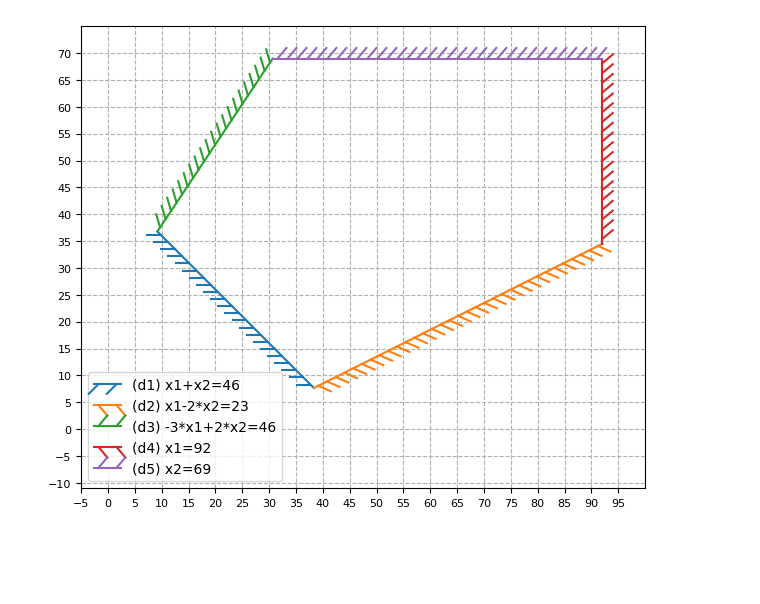
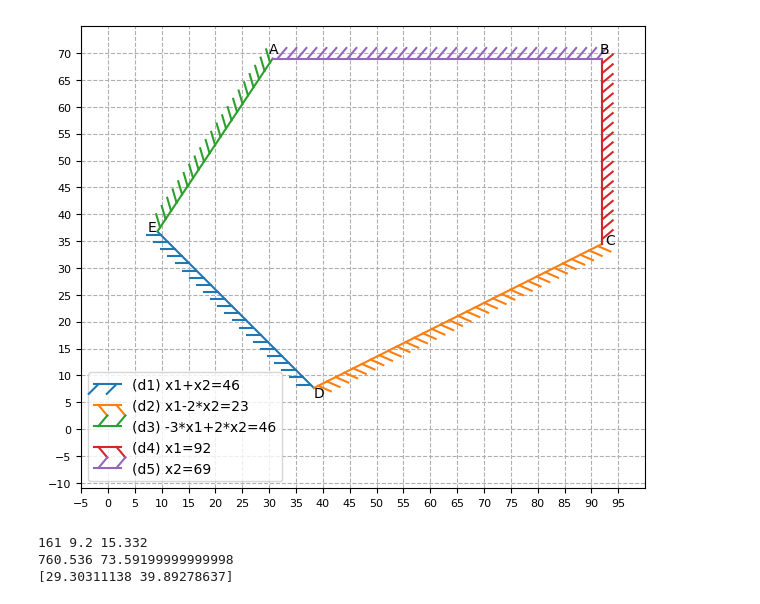
Before and after one commit to PolyanskayaP/FMMRAZ_6sem, a Jupyter notebook: KDZ5.ipynb, the cells around one changed output. Drawn from its saved outputs; the diff is of its cells as text; code cells hidden in the pictures; blank space fills up the shorter version.

```diff
--- a/KDZ5.ipynb
+++ b/KDZ5.ipynb
@@ -22,31 +22,97 @@ d5_x2 = [69 for i in range(100) ]
 
 fig = plt.figure(figsize=((9,6)))
 ax = fig.add_subplot(111)
 
 ax.set_aspect(1)  #чтобы ровненько было, не вытянуто
 plt.xlim(-5,100)  #координатная сетка от скольки до скольки
 plt.ylim(-11,75)
 plt.grid(linestyle='--')
 plt.xticks([i for i in range(-5,100,5)], size=8)
 plt.yticks([i for i in range(-10,75,5)], size=8)
 
 ax.plot(d1_x1, d1_x2, label="(d1) x1+x2=46",
         path_effects=[patheffects.withTickedStroke(spacing=7, angle=-135)])
 
 ax.plot(d2_x1, d2_x2, label="(d2) x1-2*x2=23",
         path_effects=[patheffects.withTickedStroke(spacing=7, angle=-50)])
 
 ax.plot(d3_x1, d3_x2, label="(d3) -3*x1+2*x2=46",
         path_effects=[patheffects.withTickedStroke(spacing=7, angle=50)])
 
 ax.plot(d4_x1, d4_x2, label="(d4) x1=92",
         path_effects=[patheffects.withTickedStroke(spacing=7, angle=-50)])
 
 ax.plot(d5_x1, d5_x2, label="(d5) x2=69",
         path_effects=[patheffects.withTickedStroke(spacing=7, angle=50)])
 
+ax.text(30,69.9,"A")
+ax.text(91.5,69.9,"B")
+ax.text(92.5,34.5,"C")
+ax.text(38.333,6,"D")
+ax.text(7.3,36.8,"E")
+
 
 ax.legend()
 plt.show()
 # %% [output]
-[figure, old version]
+[figure, new version]
+# %%
+xA=30.667
+yA=69
+xB=92
+yB=69
+xC=92
+yC=34.5
+xD=38.333
+yD=7.667
+xE=9.2
+yE=36.8
+
+def f1(x1,x2):
+    return x1 + x2
+
+def f2(x1,x2):
+    return -3*x1 + x2
+
+def f3(x1,x2):
+    return x1 - 3*x2
+
+f1_max = f1(xB,yB)   #по хорошему тоже градиентом надо или может симплексом
+f2_max = f2(xE,yE)
+f3_max = f3(xD,yD)
+print(f1_max,f2_max,f3_max)
+
+def fun_ro(x1, x2, f1_max, f2_max, f3_max):
+    return (x1+x2-f1_max)**2 + (-3*x1+x2-f2_max)**2 + (x1-3*x2-f3_max)**2
+
+def fun_ro_dx1(x1, x2, f1_max, f2_max, f3_max):
+    return 2*(x1+x2-f1_max) + 2*(-3)*(-3*x1+x2-f2_max) + 2*(x1-3*x2-f3_max)   #X0 сюда потом
+
+def fun_ro_dx2(x1, x2, f1_max, f2_max, f3_max):
+    return 2*(x1+x2-f1_max) + 2*(-3*x1+x2-f2_max) + 2*(-3)*(x1-3*x2-f3_max)   #X0 сюда потом
+
+X0 = [69, 46]  #дано
+ro_dx1_X0 = fun_ro_dx1(X0[0], X0[1], f1_max, f2_max, f3_max)
+ro_dx2_X0 = fun_ro_dx2(X0[0], X0[1], f1_max, f2_max, f3_max)
+print(ro_dx1_X0, ro_dx2_X0)
+#from_symp !!!!!!!!!!!!!! нашли tX1
+tX1 = [9.2, 36.8]
+
+def fun_la(X0, tX1, f1_max, f2_max, f3_max):
+    okla = np.array(tX1) - np.array(X0)
+    a = X0[0]
+    c = X0[1]
+    b = okla[0]
+    d = okla[1]
+    return (-1)*((a+c-f1_max)*(b+d) + (-3*a+c-f2_max)*(-3*b+d) + (a+(-3)*c-f3_max)*(b+(-3)*d)) / ((b+d)**2 + (-3*b+d)**2 + (b+(-3)*d)**2)
+
+def fun_X1(X0, tX1, f1_max, f2_max, f3_max):  #[,] ret       => X0 и т д
+    okla = np.array(tX1) - np.array(X0)
+    la = fun_la(X0, tX1, f1_max, f2_max, f3_max)
+    return np.array(X0) + la * okla
+
+print(fun_X1(X0, tX1, f1_max, f2_max, f3_max))
+# %% [output]
+161 9.2 15.332
+760.536 73.59199999999998
+[29.30311138 39.89278637]
```
